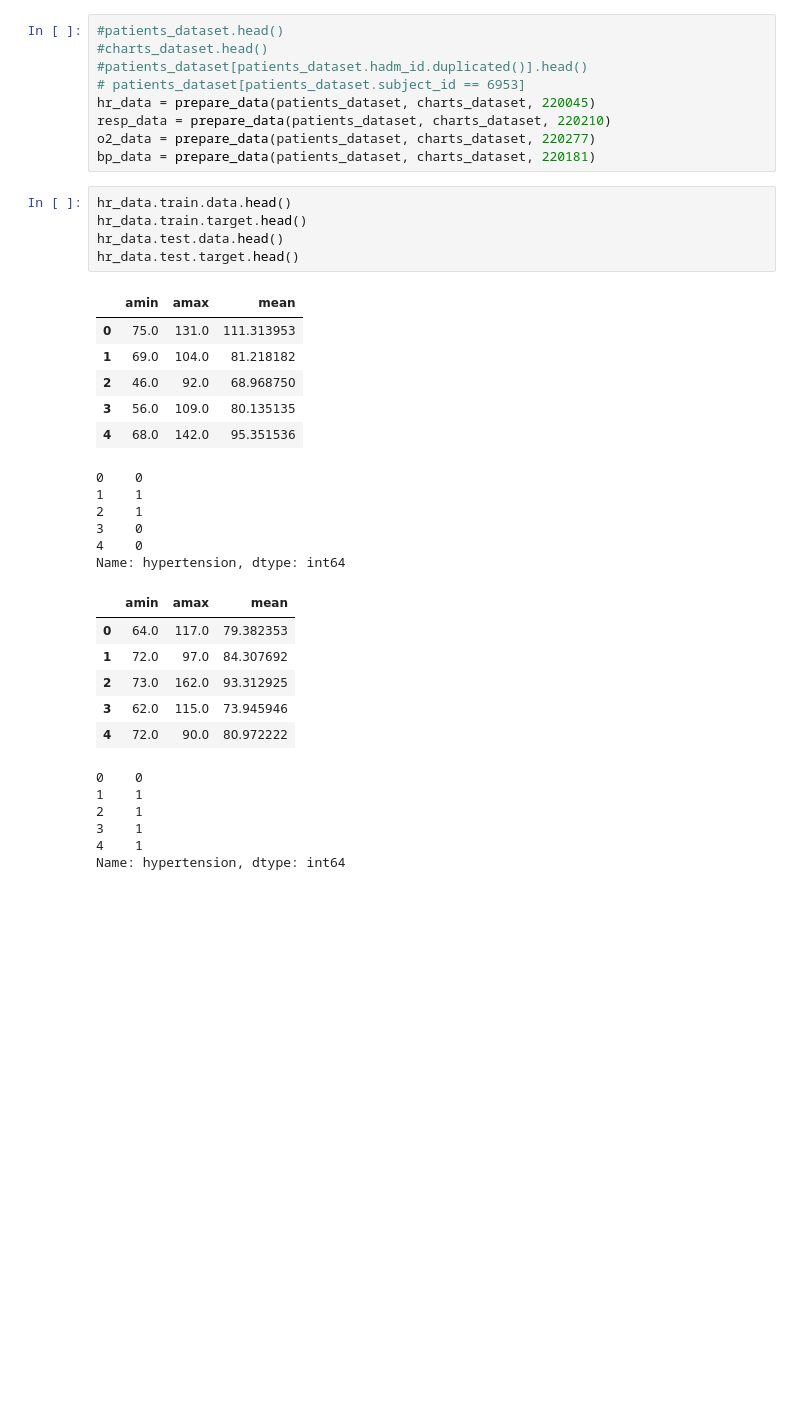
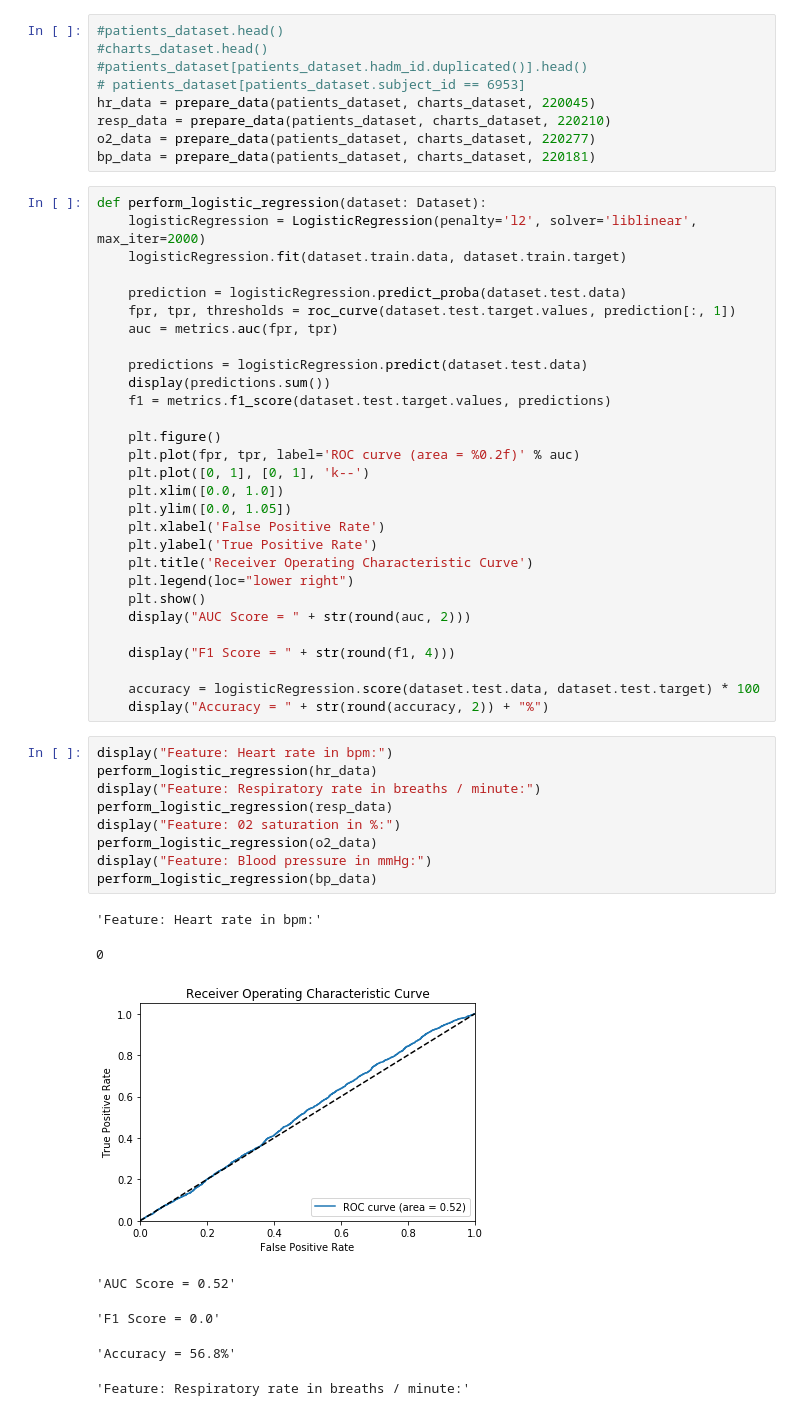
Before and after one commit to cloudcrypt/MLforHealth, a Jupyter notebook: predict-hypertension.ipynb, the cells around one changed output. Drawn from its saved outputs; the diff is of its cells as text; blank space fills up the shorter version.

```diff
--- a/predict-hypertension.ipynb
+++ b/predict-hypertension.ipynb
@@ -71,33 +71,49 @@ hr_data = prepare_data(patients_dataset, charts_dataset, 220045)
 resp_data = prepare_data(patients_dataset, charts_dataset, 220210)
 o2_data = prepare_data(patients_dataset, charts_dataset, 220277)
 bp_data = prepare_data(patients_dataset, charts_dataset, 220181)
-# %%
-hr_data.train.data.head()
-hr_data.train.target.head()
-hr_data.test.data.head()
-hr_data.test.target.head()
-# %% [output]
-|  | amin | amax | mean |
-| 0 | 75.0 | 131.0 | 111.313953 |
-| 1 | 69.0 | 104.0 | 81.218182 |
-| 2 | 46.0 | 92.0 | 68.968750 |
-| 3 | 56.0 | 109.0 | 80.135135 |
-| 4 | 68.0 | 142.0 | 95.351536 |
-0    0
-1    1
-2    1
-3    0
-4    0
-Name: hypertension, dtype: int64
-|  | amin | amax | mean |
-| 0 | 64.0 | 117.0 | 79.382353 |
-| 1 | 72.0 | 97.0 | 84.307692 |
-| 2 | 73.0 | 162.0 | 93.312925 |
-| 3 | 62.0 | 115.0 | 73.945946 |
-| 4 | 72.0 | 90.0 | 80.972222 |
-0    0
-1    1
-2    1
-3    1
-4    1
-Name: hypertension, dtype: int64
+# %%
+def perform_logistic_regression(dataset: Dataset):
+    logisticRegression = LogisticRegression(penalty='l2', solver='liblinear', max_iter=2000)
+    logisticRegression.fit(dataset.train.data, dataset.train.target)
+
+    prediction = logisticRegression.predict_proba(dataset.test.data)
+    fpr, tpr, thresholds = roc_curve(dataset.test.target.values, prediction[:, 1])
+    auc = metrics.auc(fpr, tpr)
+
+    predictions = logisticRegression.predict(dataset.test.data)
+    display(predictions.sum())
+    f1 = metrics.f1_score(dataset.test.target.values, predictions)
+
+    plt.figure()
+    plt.plot(fpr, tpr, label='ROC curve (area = %0.2f)' % auc)
+    plt.plot([0, 1], [0, 1], 'k--')
+    plt.xlim([0.0, 1.0])
+    plt.ylim([0.0, 1.05])
+    plt.xlabel('False Positive Rate')
+    plt.ylabel('True Positive Rate')
+    plt.title('Receiver Operating Characteristic Curve')
+    plt.legend(loc="lower right")
+    plt.show()
+    display("AUC Score = " + str(round(auc, 2)))
+
+    display("F1 Score = " + str(round(f1, 4)))
+
+    accuracy = logisticRegression.score(dataset.test.data, dataset.test.target) * 100
+    display("Accuracy = " + str(round(accuracy, 2)) + "%")
+# %%
+display("Feature: Heart rate in bpm:")
+perform_logistic_regression(hr_data)
+display("Feature: Respiratory rate in breaths / minute:")
+perform_logistic_regression(resp_data)
+display("Feature: 02 saturation in %:")
+perform_logistic_regression(o2_data)
+display("Feature: Blood pressure in mmHg:")
+perform_logistic_regression(bp_data)
+# %% [output]
+'Feature: Heart rate in bpm:'
+0
+[figure, added]
+'AUC Score = 0.52'
+'F1 Score = 0.0'
+'Accuracy = 56.8%'
+'Feature: Respiratory rate in breaths / minute:'
```
Also changed, not shown: parts of 3 cells of this notebook.
